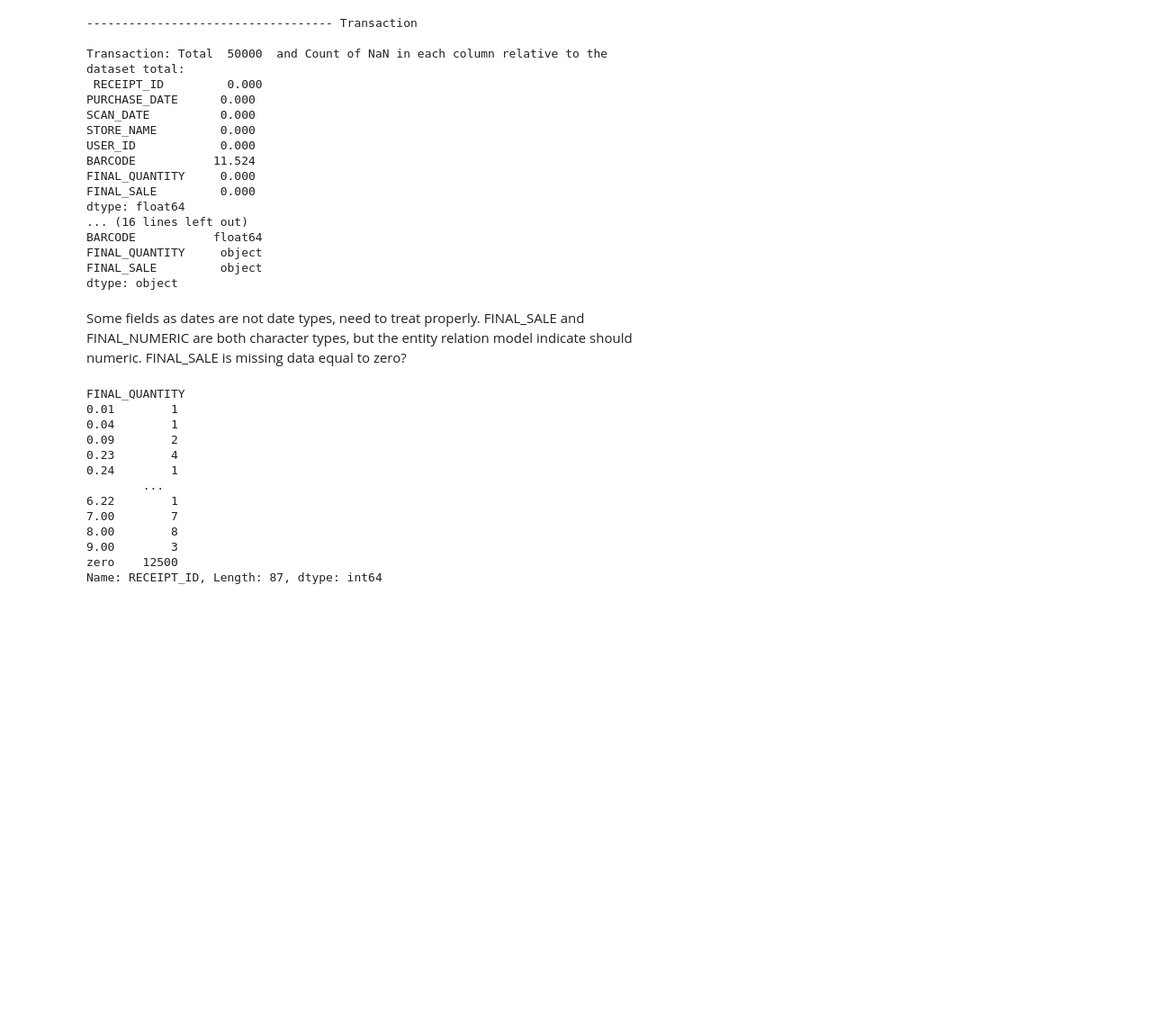
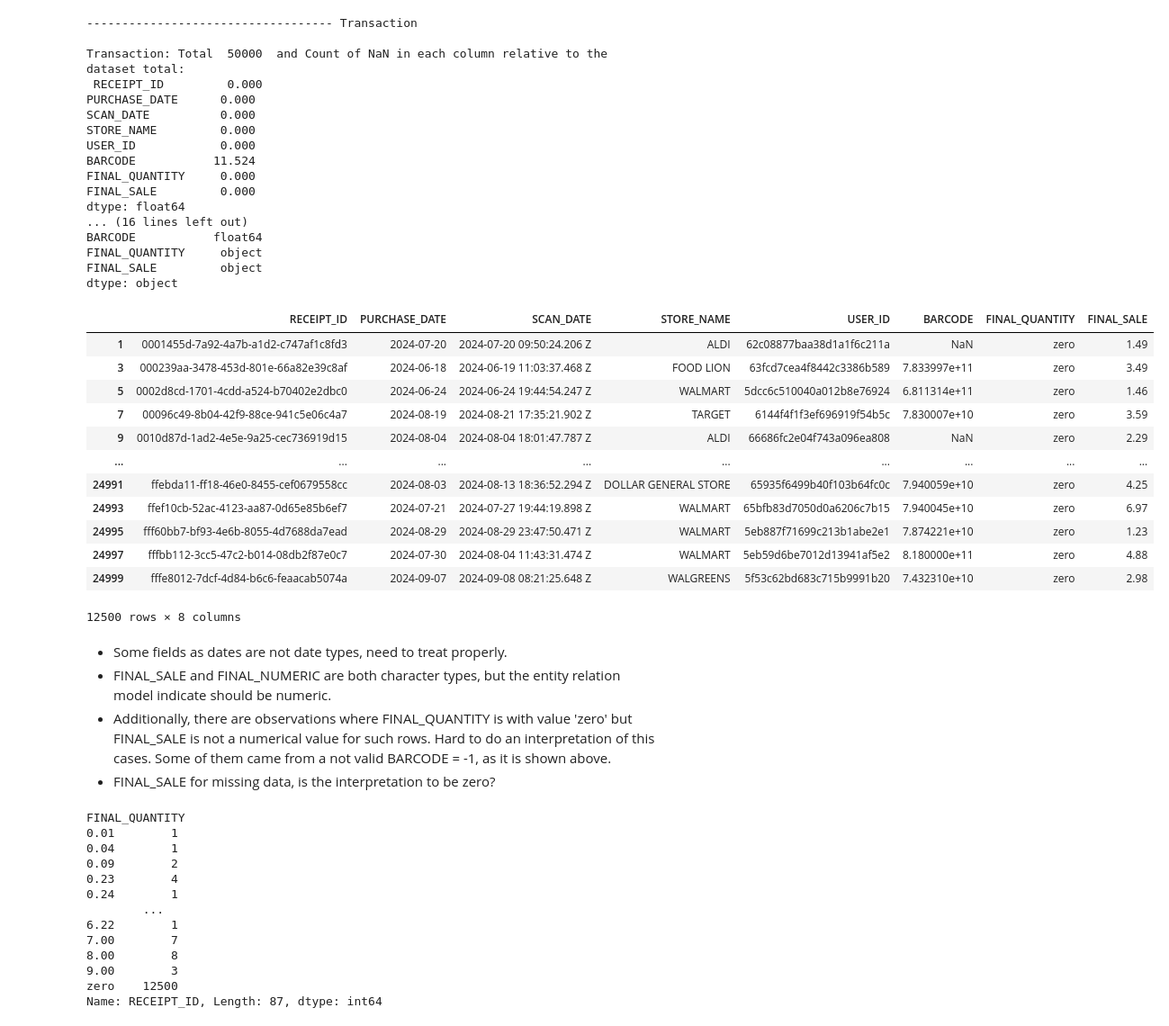
Before and after one commit to mariaob1201/FETCH-challenge, a Jupyter notebook: 2_processing/eda.ipynb, the cells around one changed output. Shown: that part at 90% size. Drawn from its saved outputs; the diff is of its cells as text; code cells hidden in the pictures; blank space fills up the shorter version.

```diff
--- a/2_processing/eda.ipynb
+++ b/2_processing/eda.ipynb
@@ -339,8 +303,27 @@ BARCODE           float64
 FINAL_QUANTITY     object
 FINAL_SALE         object
 dtype: object
+# %%
+transaction[transaction['FINAL_QUANTITY']=='zero']
+# %% [output]
+|  | RECEIPT_ID | PURCHASE_DATE | SCAN_DATE | STORE_NAME | USER_ID | BARCODE | FINAL_QUANTITY | FINAL_SALE |
+| 1 | 0001455d-7a92-4a7b-a1d2-c747af1c8fd3 | 2024-07-20 | 2024-07-20 09:50:24.206 Z | ALDI | 62c08877baa38d1a1f6c211a | NaN | zero | 1.49 |
+| 3 | 000239aa-3478-453d-801e-66a82e39c8af | 2024-06-18 | 2024-06-19 11:03:37.468 Z | FOOD LION | 63fcd7cea4f8442c3386b589 | 7.833997e+11 | zero | 3.49 |
+| 5 | 0002d8cd-1701-4cdd-a524-b70402e2dbc0 | 2024-06-24 | 2024-06-24 19:44:54.247 Z | WALMART | 5dcc6c510040a012b8e76924 | 6.811314e+11 | zero | 1.46 |
+| 7 | 00096c49-8b04-42f9-88ce-941c5e06c4a7 | 2024-08-19 | 2024-08-21 17:35:21.902 Z | TARGET | 6144f4f1f3ef696919f54b5c | 7.830007e+10 | zero | 3.59 |
+| 9 | 0010d87d-1ad2-4e5e-9a25-cec736919d15 | 2024-08-04 | 2024-08-04 18:01:47.787 Z | ALDI | 66686fc2e04f743a096ea808 | NaN | zero | 2.29 |
+| ... | ... | ... | ... | ... | ... | ... | ... | ... |
+| 24991 | ffebda11-ff18-46e0-8455-cef0679558cc | 2024-08-03 | 2024-08-13 18:36:52.294 Z | DOLLAR GENERAL STORE | 65935f6499b40f103b64fc0c | 7.940059e+10 | zero | 4.25 |
+| 24993 | ffef10cb-52ac-4123-aa87-0d65e85b6ef7 | 2024-07-21 | 2024-07-27 19:44:19.898 Z | WALMART | 65bfb83d7050d0a6206c7b15 | 7.940045e+10 | zero | 6.97 |
+| 24995 | fff60bb7-bf93-4e6b-8055-4d7688da7ead | 2024-08-29 | 2024-08-29 23:47:50.471 Z | WALMART | 5eb887f71699c213b1abe2e1 | 7.874221e+10 | zero | 1.23 |
+| 24997 | fffbb112-3cc5-47c2-b014-08db2f87e0c7 | 2024-07-30 | 2024-08-04 11:43:31.474 Z | WALMART | 5eb59d6be7012d13941af5e2 | 8.180000e+11 | zero | 4.88 |
+| 24999 | fffe8012-7dcf-4d84-b6c6-feaacab5074a | 2024-09-07 | 2024-09-08 08:21:25.648 Z | WALGREENS | 5f53c62bd683c715b9991b20 | 7.432310e+10 | zero | 2.98 |
+12500 rows × 8 columns
 # %% [markdown]
-Some fields as dates are not date types, need to treat properly. FINAL_SALE and FINAL_NUMERIC are both character types, but the entity relation model indicate should numeric. FINAL_SALE is missing data equal to zero?
+- Some fields as dates are not date types, need to treat properly.
+- FINAL_SALE and FINAL_NUMERIC are both character types, but the entity relation model indicate should be numeric.
+- Additionally, there are observations where FINAL_QUANTITY is with value 'zero' but FINAL_SALE is not a numerical value for such rows. Hard to do an interpretation of this cases. Some of them came from a not valid BARCODE = -1, as it is shown above.
+- FINAL_SALE for missing data, is the interpretation to be zero?
 # %%
 transaction.groupby('FINAL_QUANTITY')['RECEIPT_ID'].count() #some quantities are less than 1 eg .7, .9, does not make sense
 # %% [output]
```
Also changed, not shown: parts of 16 cells of this notebook.
